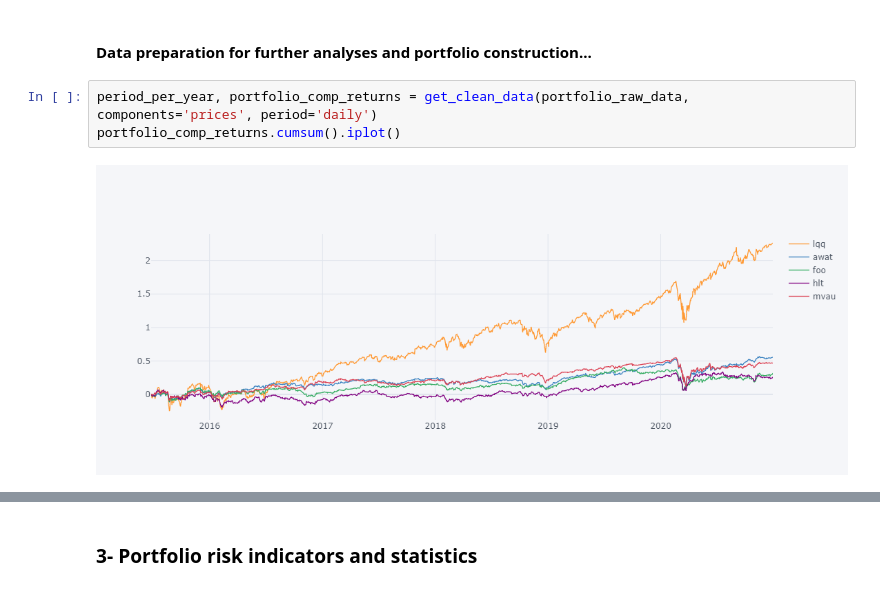
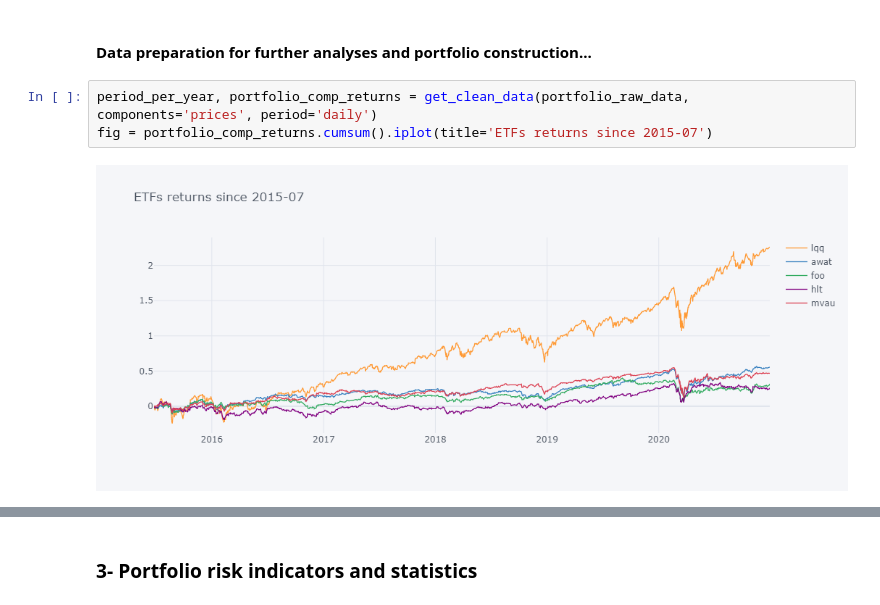
Before and after one commit to mzizi-io/Portfolio-Construction, a Jupyter notebook: cookbook.ipynb, the cells around one changed output, grey strips where cells are left out. Drawn from its saved outputs; the diff is of its cells as text.

```diff
--- a/cookbook.ipynb
+++ b/cookbook.ipynb
@@ -85,6 +93,6 @@ portfolio_raw_data.tail()
 #### Data preparation for further analyses and portfolio construction...
 # %%
 period_per_year, portfolio_comp_returns = get_clean_data(portfolio_raw_data, components='prices', period='daily')
-portfolio_comp_returns.cumsum().iplot()
+fig = portfolio_comp_returns.cumsum().iplot(title='ETFs returns since 2015-07')
 # %% [output]
-[figure, old version]
+[figure, new version]
```
Also changed, not shown: parts of 14 cells of this notebook.
